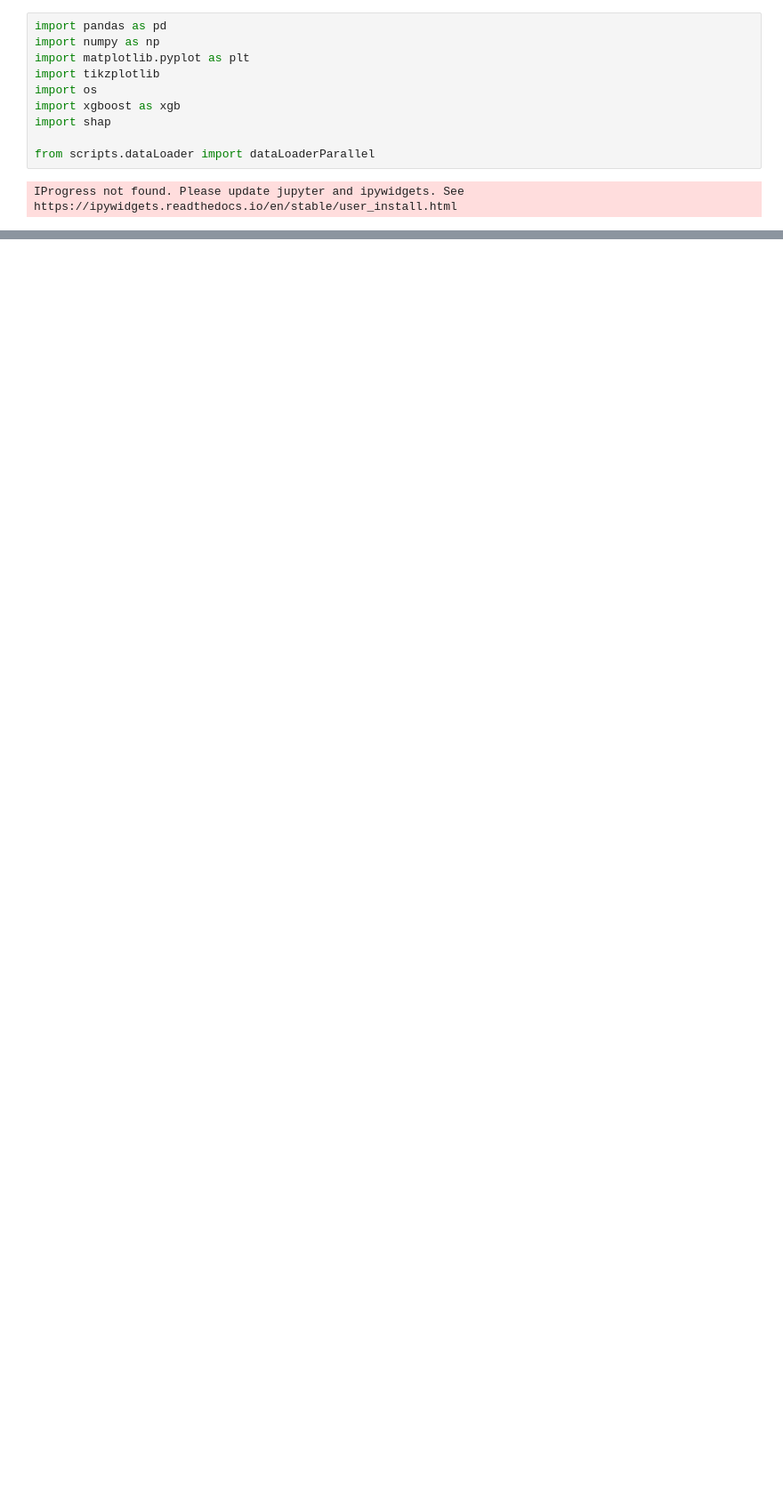
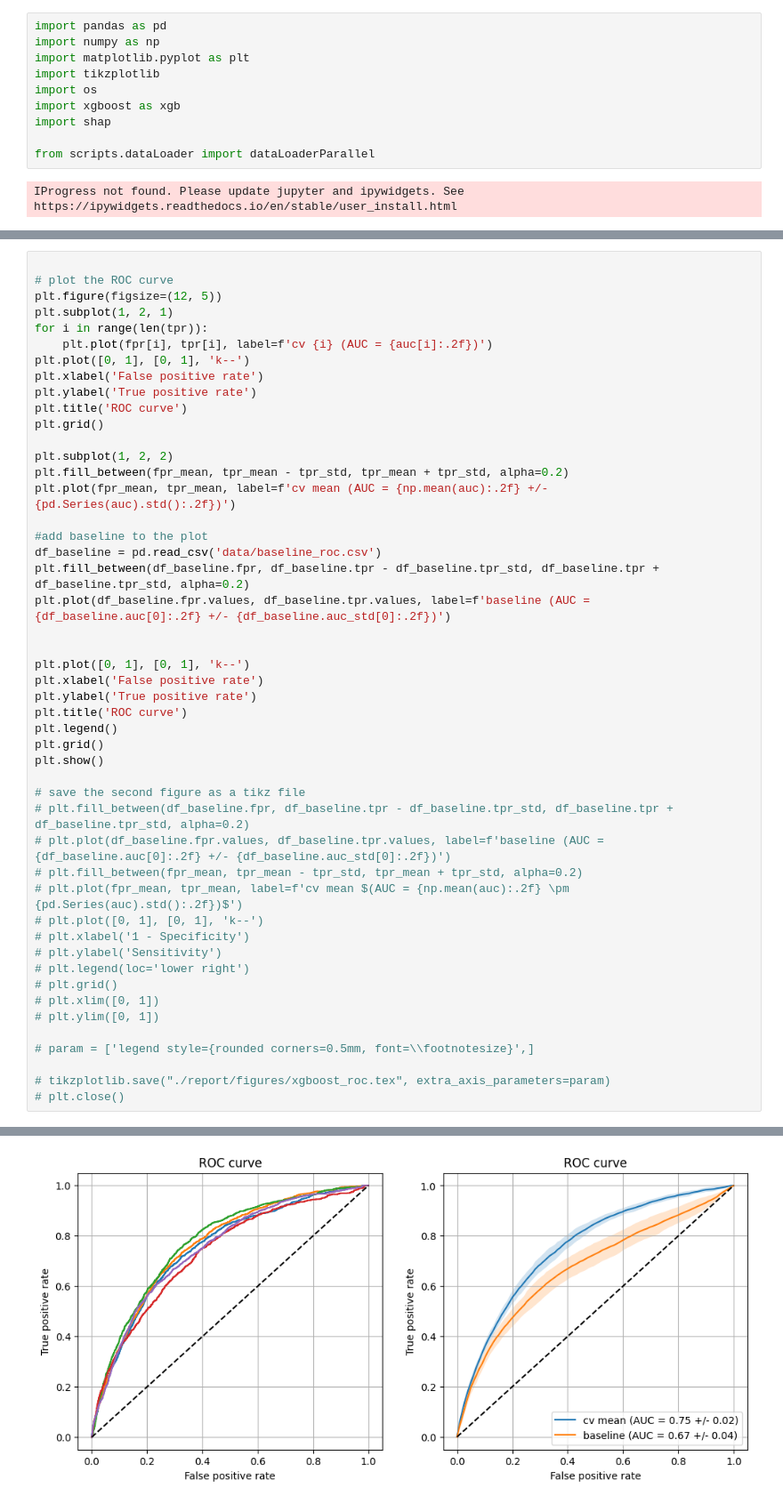
Before and after one commit to BobAubouin/hypotension_pred, a Jupyter notebook: scripts/xgboost_model.ipynb, the cells around one changed output, grey strips where cells are left out. Shown at 89% size. Saved outputs shown, nothing was run; the diff lists cells and outputs as text; blank space fills up the shorter version.

```diff
--- a/scripts/xgboost_model.ipynb
+++ b/scripts/xgboost_model.ipynb
@@ -140,0 +129,49 @@ cv 4 : 131319 train samples and 34216 test samples, positive rate = 0.06
+# %%
+
+# plot the ROC curve
+plt.figure(figsize=(12, 5))
+plt.subplot(1, 2, 1)
+for i in range(len(tpr)):
+    plt.plot(fpr[i], tpr[i], label=f'cv {i} (AUC = {auc[i]:.2f})')
+plt.plot([0, 1], [0, 1], 'k--')
+plt.xlabel('False positive rate')
+plt.ylabel('True positive rate')
+plt.title('ROC curve')
+plt.grid()
+
+plt.subplot(1, 2, 2)
+plt.fill_between(fpr_mean, tpr_mean - tpr_std, tpr_mean + tpr_std, alpha=0.2)
+plt.plot(fpr_mean, tpr_mean, label=f'cv mean (AUC = {np.mean(auc):.2f} +/- {pd.Series(auc).std():.2f})')
+
+#add baseline to the plot
+df_baseline = pd.read_csv('data/baseline_roc.csv')
+plt.fill_between(df_baseline.fpr, df_baseline.tpr - df_baseline.tpr_std, df_baseline.tpr + df_baseline.tpr_std, alpha=0.2)
+plt.plot(df_baseline.fpr.values, df_baseline.tpr.values, label=f'baseline (AUC = {df_baseline.auc[0]:.2f} +/- {df_baseline.auc_std[0]:.2f})')
+
+
+plt.plot([0, 1], [0, 1], 'k--')
+plt.xlabel('False positive rate')
+plt.ylabel('True positive rate')
+plt.title('ROC curve')
+plt.legend()
+plt.grid()
+plt.show()
+
+# save the second figure as a tikz file
+# plt.fill_between(df_baseline.fpr, df_baseline.tpr - df_baseline.tpr_std, df_baseline.tpr + df_baseline.tpr_std, alpha=0.2)
+# plt.plot(df_baseline.fpr.values, df_baseline.tpr.values, label=f'baseline (AUC = {df_baseline.auc[0]:.2f} +/- {df_baseline.auc_std[0]:.2f})')
+# plt.fill_between(fpr_mean, tpr_mean - tpr_std, tpr_mean + tpr_std, alpha=0.2)
+# plt.plot(fpr_mean, tpr_mean, label=f'cv mean $(AUC = {np.mean(auc):.2f} \pm {pd.Series(auc).std():.2f})$')
+# plt.plot([0, 1], [0, 1], 'k--')
+# plt.xlabel('1 - Specificity')
+# plt.ylabel('Sensitivity')
+# plt.legend(loc='lower right')
+# plt.grid()
+# plt.xlim([0, 1])
+# plt.ylim([0, 1])
+
+# param = ['legend style={rounded corners=0.5mm, font=\\footnotesize}',]
+
+# tikzplotlib.save("./report/figures/xgboost_roc.tex", extra_axis_parameters=param)
+# plt.close()
+# %% [output]
@@ -140,0 +182 @@ cv 4 : 131319 train samples and 34216 test samples, positive rate = 0.06
+[figure, added]
```
Also changed, not shown: parts of 5 cells of this notebook, 4 other files.
